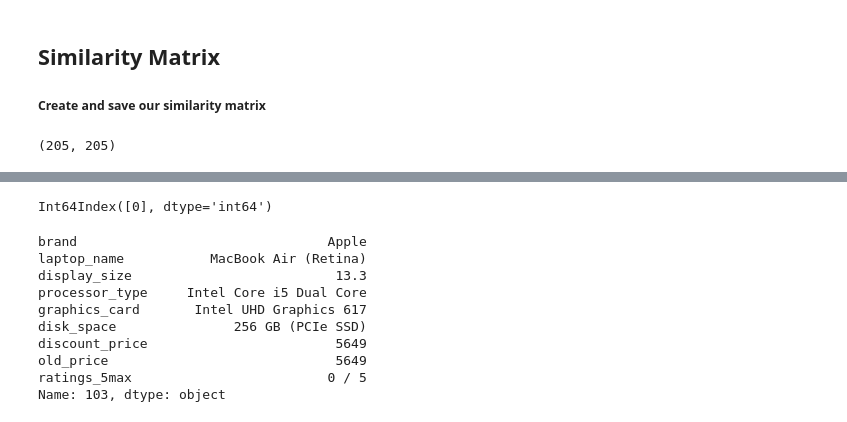
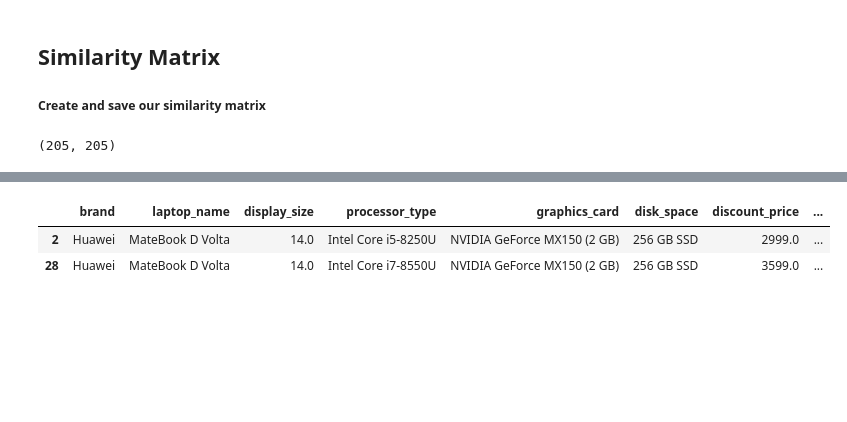
Before and after one commit to CtrlMj/Recommendation, a Jupyter notebook: Untitled.ipynb, the cells around one changed output, grey strips where cells are left out. Drawn from its saved outputs; the diff is of its cells as text; code cells hidden in the pictures; blank space fills up the shorter version.

```diff
--- a/Untitled.ipynb
+++ b/Untitled.ipynb
@@ -299,20 +312,9 @@ df_similarities.head()
 | 2 | Huawei | MateBook D Volta | 14.0 | Intel Core i5-8250U | NVIDIA GeForce MX150 (2 GB) | 256 GB SSD | 2999.0 | ... |
 | 3 | Dell | Inspiron 15 3567 | 15.6 | Intel Core i3-7020U | Intel HD Graphics 620 | 1 TB HDD | 1849.0 | ... |
 | 4 | Asus | VivoBook 15 X510UR | 15.6 | Intel Core i7-8550U | NVIDIA GeForce 930MX (2 GB) | 1 TB HDD | 2499.0 | ... |
-# %%
-df[df['laptop_name'] == df.loc[0, 'laptop_name']].index
-# %% [output]
-Int64Index([0], dtype='int64')
-# %%
-df.loc[103]
-# %% [output]
-brand                                Apple
-laptop_name           MacBook Air (Retina)
-display_size                          13.3
-processor_type     Intel Core i5 Dual Core
-graphics_card       Intel UHD Graphics 617
-disk_space               256 GB (PCIe SSD)
-discount_price                        5649
-old_price                             5649
-ratings_5max                         0 / 5
-Name: 103, dtype: object
+# %%
+df[(df['brand'] == 'Huawei') & (df['laptop_name'] == 'MateBook D Volta')]
+# %% [output]
+|  | brand | laptop_name | display_size | processor_type | graphics_card | disk_space | discount_price | ... |
+| 2 | Huawei | MateBook D Volta | 14.0 | Intel Core i5-8250U | NVIDIA GeForce MX150 (2 GB) | 256 GB SSD | 2999.0 | ... |
+| 28 | Huawei | MateBook D Volta | 14.0 | Intel Core i7-8550U | NVIDIA GeForce MX150 (2 GB) | 256 GB SSD | 3599.0 | ... |
```
Also changed, not shown: parts of 2 cells of this notebook, 1 other file.
